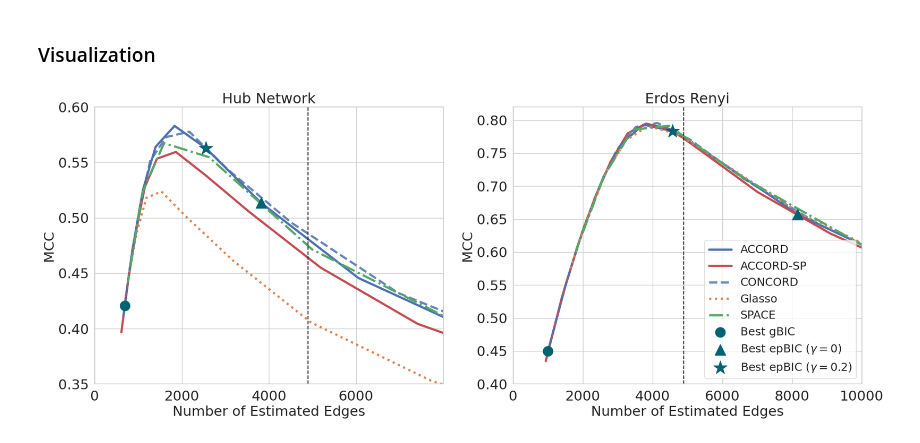
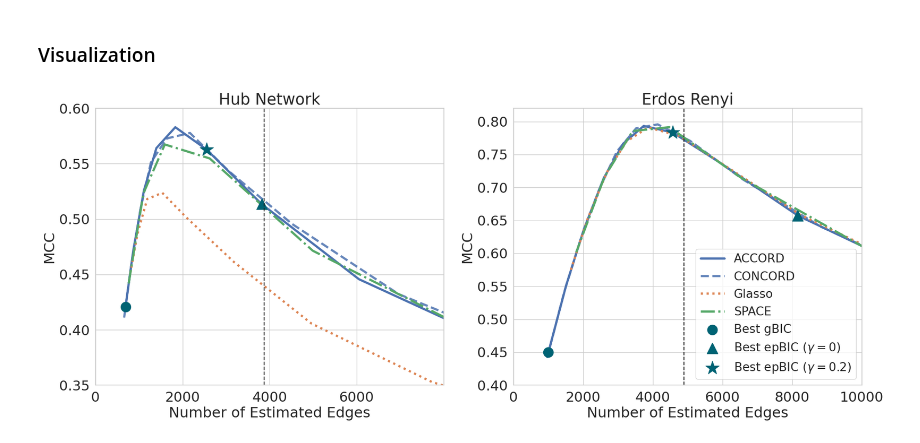
Before and after one commit to jinacfunderburk/accord-reproducibility-testing, a Jupyter notebook: simulation-edge-detection/simulation-edge-detection.ipynb, the cells around one changed output. Drawn from its saved outputs; the diff is of its cells as text; code cells hidden in the pictures.

```diff
--- a/simulation-edge-detection/simulation-edge-detection.ipynb
+++ b/simulation-edge-detection/simulation-edge-detection.ipynb
@@ -392,43 +281,41 @@ space_mccs_er = np.genfromtxt('data/space_mccs_er.txt', delimiter=',')
 # %%
 fig, axes = plt.subplots(1, 2, figsize=(22, 8))
 axes = axes.ravel()
 
 i = 0
 axes[i].plot(accord_edges_hub, accord_mccs_hub, linewidth=3.5, color='C0', label='ACCORD')
-# axes[i].plot(accord_sp_edges_hub, accord_sp_mccs_hub, linewidth=3.5, color='C3', label='ACCORD-SP')
 axes[i].plot(concord_edges_hub, concord_mccs_hub, linewidth=3.5, linestyle='--', color='C0', alpha=0.85, label='CONCORD')
 axes[i].plot(glasso_edges_hub, glasso_mccs_hub, linewidth=3.5, linestyle=':', color='C1', label='Glasso')
 axes[i].plot(space_edges_hub, space_mccs_hub, linewidth=3.5, linestyle='-.', color='C2', label='SPACE')
-axes[i].scatter(accord_edges_hub[best_g_bic_hub], accord_mccs_hub[best_g_bic_hub], marker='o', zorder=2, s=250, color=sns.color_palette('dark')[-1], label='Best gBIC')
-axes[i].scatter(accord_edges_hub[best_p_bic_hub], accord_mccs_hub[best_p_bic_hub], marker='^', zorder=2, s=300, color=sns.color_palette('dark')[-1], label='Best epBIC ($\gamma=0$)')
-axes[i].scatter(accord_edges_hub[best_ep_bic_02_hub], accord_mccs_hub[best_ep_bic_02_hub], marker='*', zorder=2, s=500, color=sns.color_palette('dark')[-1], label='Best epBIC ($\gamma=0.2$)')
-axes[i].axvline((len(np.flatnonzero(Theta))-p)/2, linewidth=1.5, color='k', linestyle='--')
-axes[i].set_title('Hub Network', fontsize=23)
-axes[i].set_xlabel('Number of Estimated Edges', fontsize=22)
-axes[i].set_ylabel('MCC', fontsize=22)
+axes[i].scatter(accord_edges_hub[best_gbic_hub], accord_mccs_hub[best_gbic_hub], marker='o', zorder=2, s=250, color=sns.color_palette('dark')[-1], label='Best gBIC')
+axes[i].scatter(accord_edges_hub[best_pbic_hub], accord_mccs_hub[best_pbic_hub], marker='^', zorder=2, s=300, color=sns.color_palette('dark')[-1], label='Best epBIC ($\gamma=0$)')
+axes[i].scatter(accord_edges_hub[best_epbic_hub], accord_mccs_hub[best_epbic_hub], marker='*', zorder=2, s=500, color=sns.color_palette('dark')[-1], label='Best epBIC ($\gamma=0.2$)')
+axes[i].axvline((len(np.flatnonzero(Theta_hub))-p)/2, linewidth=1.5, color='k', linestyle='--')
+axes[i].set_title('Hub Network', fontsize=25)
+axes[i].set_xlabel('Number of Estimated Edges', fontsize=23)
+axes[i].set_ylabel('MCC', fontsize=23)
 axes[i].tick_params(axis='both', which='major', labelsize=22)
 axes[i].set_xlim((0,8000))
 axes[i].set_ylim((0.35,0.6))
 axes[i].set_xticks(np.arange(0, 8000, 2000))
 
 i = 1
 axes[i].plot(accord_edges_er, accord_mccs_er, linewidth=3.5, color='C0', label='ACCORD')
-# axes[i].plot(accord_sp_edges_er, accord_sp_mccs_er, linewidth=3.5, color='C3', label='ACCORD-SP')
 axes[i].plot(concord_edges_er, concord_mccs_er, linewidth=3.5, linestyle='--', color='C0', alpha=0.85, label='CONCORD')
 axes[i].plot(glasso_edges_er, glasso_mccs_er, linewidth=3.5, linestyle=':', color='C1', label='Glasso')
 axes[i].plot(space_edges_er, space_mccs_er, linewidth=3.5, linestyle='-.', color='C2', label='SPACE')
-axes[i].scatter(accord_edges_er[best_g_bic_er], accord_mccs_er[best_g_bic_er], marker='o', zorder=2, s=250, color=sns.color_palette('dark')[-1], label='Best gBIC')
-axes[i].scatter(accord_edges_er[best_p_bic_er], accord_mccs_er[best_p_bic_er], marker='^', zorder=2, s=300, color=sns.color_palette('dark')[-1], label='Best epBIC ($\gamma=0$)')
-axes[i].scatter(accord_edges_er[best_ep_bic_02_er], accord_mccs_er[best_ep_bic_02_er], marker='*', zorder=2, s=500, color=sns.color_palette('dark')[-1], label='Best epBIC ($\gamma=0.2$)')
-axes[i].axvline((len(np.flatnonzero(Theta))-p)/2, linewidth=1.5, color='k', linestyle='--')
-axes[i].set_title('Erdos Renyi', fontsize=23)
-axes[i].set_xlabel('Number of Estimated Edges', fontsize=22)
-axes[i].set_ylabel('MCC', fontsize=22)
+axes[i].scatter(accord_edges_er[best_gbic_er], accord_mccs_er[best_gbic_er], marker='o', zorder=2, s=250, color=sns.color_palette('dark')[-1], label='Best gBIC')
+axes[i].scatter(accord_edges_er[best_pbic_er], accord_mccs_er[best_pbic_er], marker='^', zorder=2, s=300, color=sns.color_palette('dark')[-1], label='Best epBIC ($\gamma=0$)')
+axes[i].scatter(accord_edges_er[best_epbic_er], accord_mccs_er[best_epbic_er], marker='*', zorder=2, s=500, color=sns.color_palette('dark')[-1], label='Best epBIC ($\gamma=0.2$)')
+axes[i].axvline((len(np.flatnonzero(Theta_er))-p)/2, linewidth=1.5, color='k', linestyle='--')
+axes[i].set_title('Erdos Renyi', fontsize=25)
+axes[i].set_xlabel('Number of Estimated Edges', fontsize=23)
+axes[i].set_ylabel('MCC', fontsize=23)
 axes[i].tick_params(axis='both', which='major', labelsize=22)
 axes[i].set_xlim((0,10000))
 axes[i].set_ylim((0.4,0.82))
-axes[i].legend(fontsize=18, loc='lower right')
+axes[i].legend(fontsize=19, loc='lower right')
 
 plt.savefig('../output/edge_detection.png', bbox_inches='tight');
 # %% [output]
-[figure, old version]
+[figure, new version]
```
Also changed, not shown: parts of 19 cells of this notebook, 52 other files.
